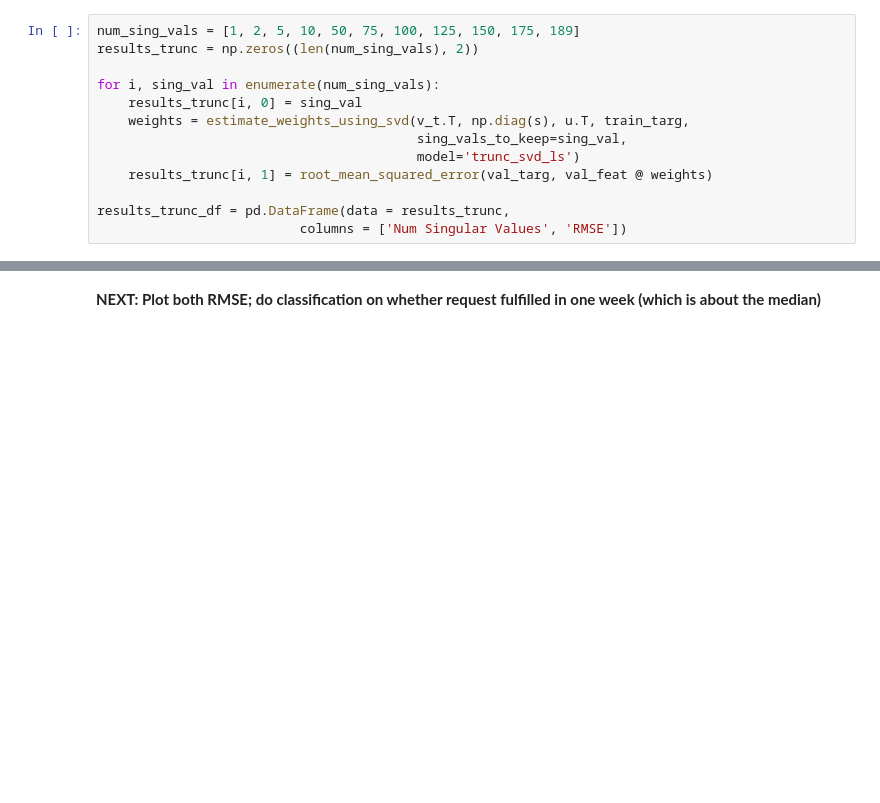
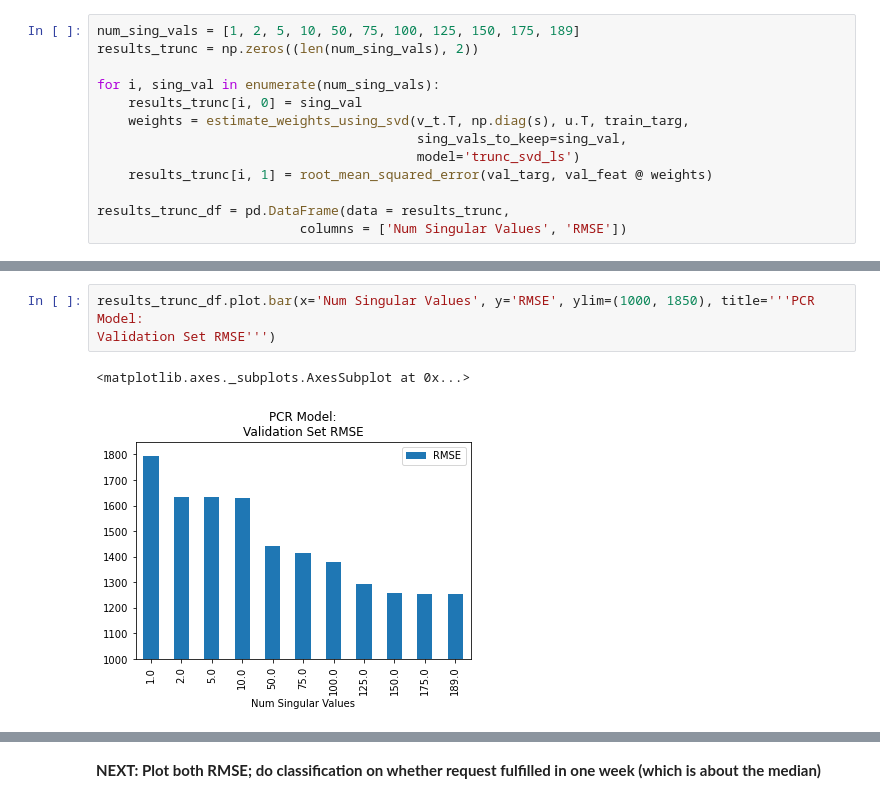
Before and after one commit to FeldmanMike/ml-chicago-311, a Jupyter notebook: notebooks/train_models.ipynb, the cells around one changed output, grey strips where cells are left out. Saved outputs shown, nothing was run; the diff lists cells and outputs as text; blank space fills up the shorter version.

```diff
--- a/notebooks/train_models.ipynb
+++ b/notebooks/train_models.ipynb
@@ -147,3 +189,9 @@ results_trunc_df
+# %%
+results_trunc_df.plot.bar(x='Num Singular Values', y='RMSE', ylim=(1000, 1850), title='''PCR Model:
+Validation Set RMSE''')
+# %% [output]
+<matplotlib.axes._subplots.AxesSubplot at 0x...>
+[figure, added]
 # %%
 results_ridge_df
 # %% [output]
```
Also changed, not shown: parts of 30 cells of this notebook.
